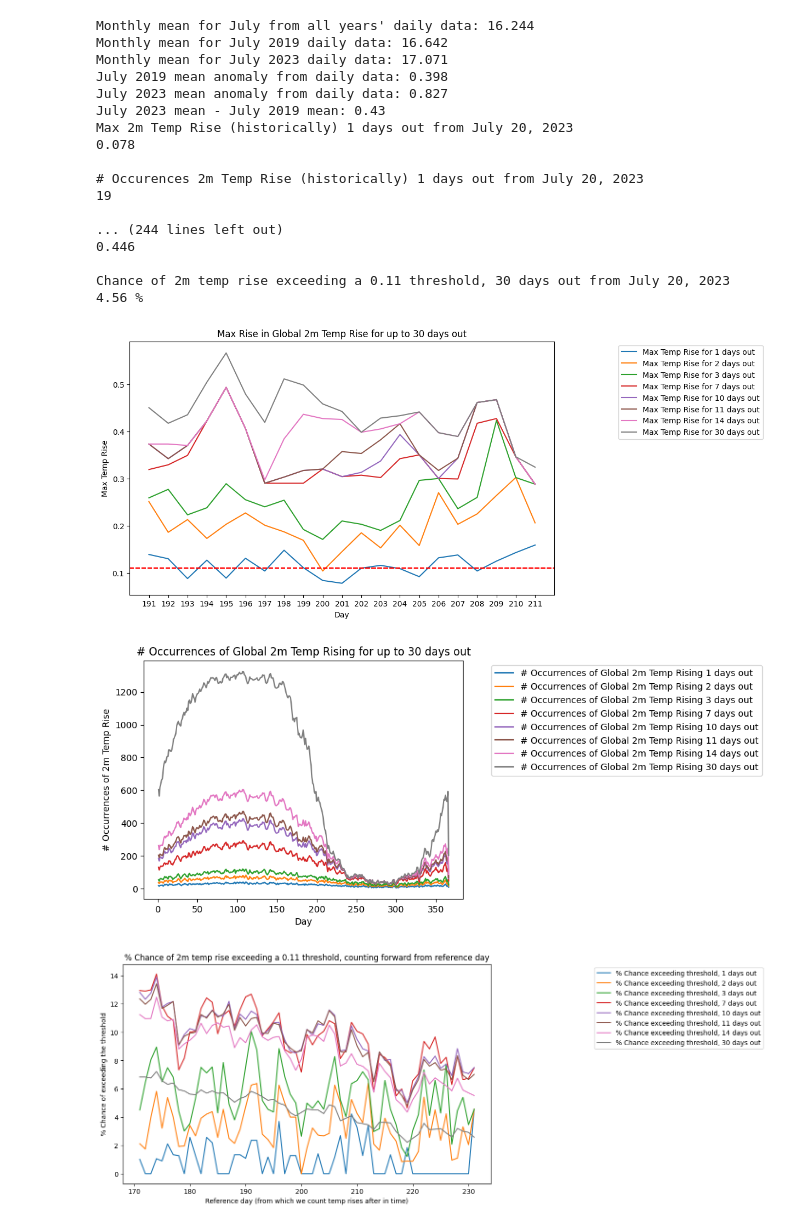
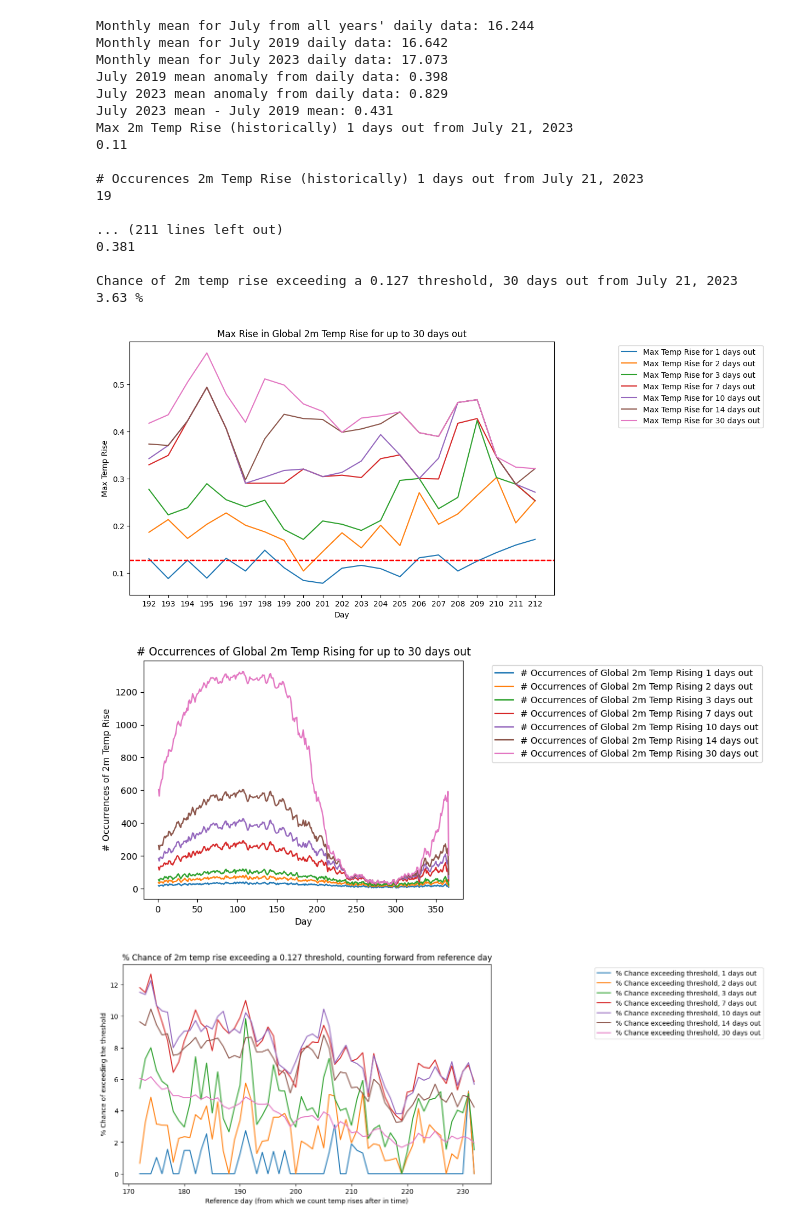
Before and after one commit to JRPdata/hot-july, a Jupyter notebook: copy_for_monthly-mean-land-ocean-temp-anomaly-extrapolate.ipynb, the cells around one changed output. Saved outputs shown, nothing was run; the diff lists cells and outputs as text; code cells hidden in the pictures.

Commit message:
Updated for July 22, bigger graphs for differences

```diff
--- a/copy_for_monthly-mean-land-ocean-temp-anomaly-extrapolate.ipynb
+++ b/copy_for_monthly-mean-land-ocean-temp-anomaly-extrapolate.ipynb
@@ -47,7 +47,7 @@ def calc_max_rise_plus_days(filepath, days_out, rise_threshold, min_year):
     calculate_for_monthly_mean_land_ocean_temp = True
     start_day = 182
     end_day = 212
-    last_day_current_data = 201
+    last_day_current_data = 202
     # Calculate average mean for ~July (~day 182-212), to compare to July 2019
     if calculate_for_monthly_mean_land_ocean_temp:
         mean_data = [entry for entry in data if entry['name'] == '1979-2000 mean'][0]['data']
@@ -325,12 +325,12 @@ extrapolate_year = 2023
 # from https://climatereanalyzer.org/clim/t2_daily/json/cfsr_world_t2_day.json
 filepath = 'cfsr_world_t2_day.json'
 # %%
-# start of day of year to project out from (last day of observed data: July 19, 2023 = 200)
-start_day_1_index = 201
+# start of day of year to project out from (last day of observed data: July 21, 2023 = 202)
+start_day_1_index = 202
 # threshold in rise to count occurences for (the record temperature - the most recent observation temperature)
-rise_threshold = 17.233 - 17.123
-# days out from last day of observed data to do counts for (14 + July 17 = July 31)
-days_out = [1, 2, 3, 7, 10, 11, 14, 30]
+rise_threshold = 17.233 - 17.106
+# days out from last day of observed data to do counts for (10 + July 21 = July 31)
+days_out = [1, 2, 3, 7, 10, 14, 30]
 #days_out = [1, 2, 3, 7, 22, 30]
 
 # the temp variability changes throughout the year
@@ -347,43 +347,43 @@ zoom_max_rise_days = 10
 # exclude data from before min_year (for era statistics and sensitivity analysis)
 # set to 0 for all years (or a year like 2016 to exclude years before 2016)
 min_year = 0
 # create graph animations over range of min_year (only final graph animation, and no occurences graph or text-based stats)
 sensitivity_analysis = False
 
 # main code
 frames_fig1 = []
 frames_fig3 = []
 if sensitivity_analysis:
     print('Creating graphs, please wait...')
     for min_year in range(1979, 2023):
         [framename_fig1, framename_fig3] = graph_max_rise_plus_days(filepath, extrapolate_year, days_out, start_day_1_index, rise_threshold, include_days_plus_minus, zoom_max_rise_days, min_year, sensitivity_analysis)
         frames_fig1.append(iio.v3.imread(framename_fig1))
         frames_fig3.append(iio.v3.imread(framename_fig3))
     imageio.mimsave("sensitivity_analysis_max_rise.gif", frames_fig1, duration=500, loop=0)
     imageio.mimsave("sensitivity_analysis_prob.gif", frames_fig3, duration=500, loop=0)
     # Display the animated gif
     display(Image(filename="sensitivity_analysis_max_rise.gif"))
     display(Image(filename="sensitivity_analysis_prob.gif"))
 else:
     [framename1, framename3] = graph_max_rise_plus_days(filepath, extrapolate_year, days_out, start_day_1_index, rise_threshold, include_days_plus_minus, zoom_max_rise_days, min_year, sensitivity_analysis)
 # %% [output]
 Monthly mean for July from all years' daily data: 16.244
 Monthly mean for July 2019 daily data: 16.642
-Monthly mean for July 2023 daily data: 17.071
+Monthly mean for July 2023 daily data: 17.073
 July 2019 mean anomaly from daily data: 0.398
-July 2023 mean anomaly from daily data: 0.827
-July 2023 mean - July 2019 mean: 0.43
-Max 2m Temp Rise (historically) 1 days out from July 20, 2023
-0.078
+July 2023 mean anomaly from daily data: 0.829
+July 2023 mean - July 2019 mean: 0.431
+Max 2m Temp Rise (historically) 1 days out from July 21, 2023
+0.11
 
-# Occurences 2m Temp Rise (historically) 1 days out from July 20, 2023
+# Occurences 2m Temp Rise (historically) 1 days out from July 21, 2023
 19
 
-... (244 lines left out)
-0.446
+... (211 lines left out)
+0.381
 
-Chance of 2m temp rise exceeding a 0.11 threshold, 30 days out from July 20, 2023
-4.56 %
+Chance of 2m temp rise exceeding a 0.127 threshold, 30 days out from July 21, 2023
+3.63 %
-[figure, old version]
+[figure, new version]
-[figure, old version]
+[figure, new version]
-[figure, old version]
+[figure, new version]
```
Also changed, not shown: 3 other files.
